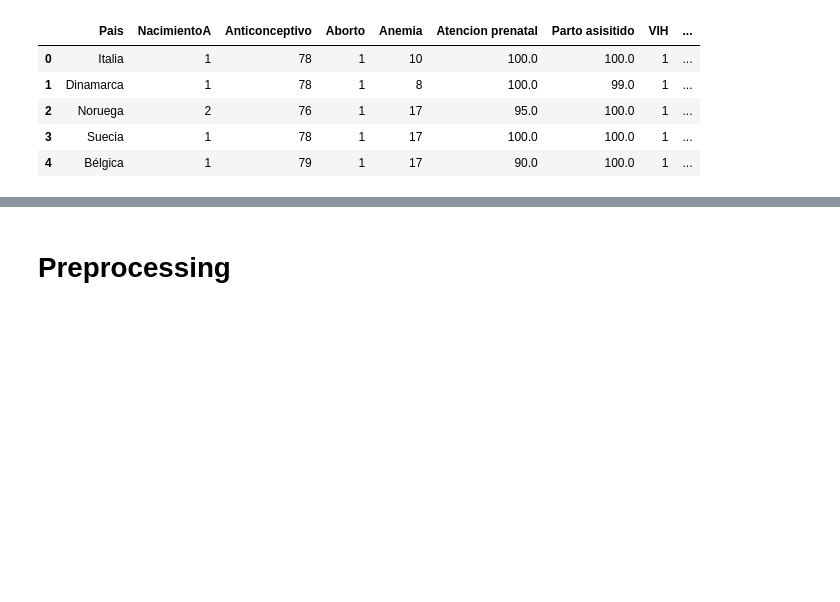
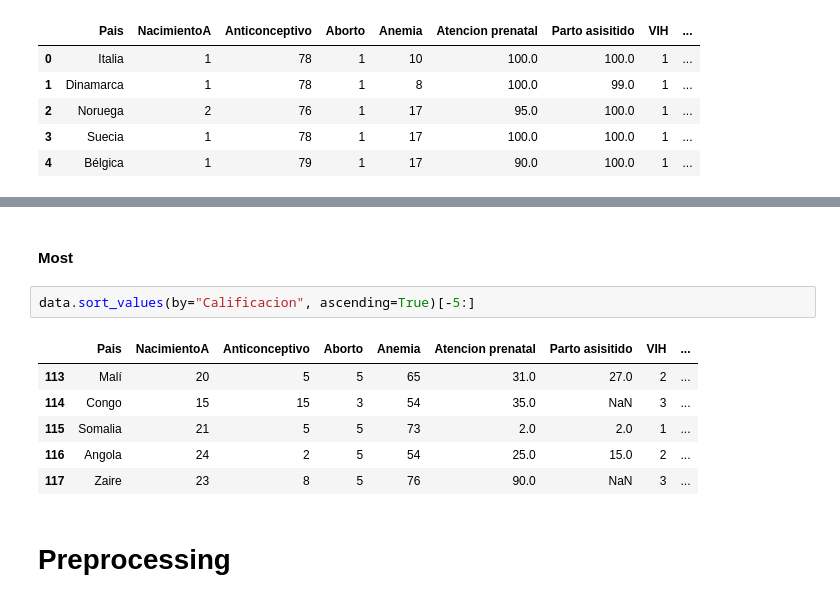
Before and after one commit to bluterplay/7moSemestre, a Jupyter notebook: AnalisisMultivariado/PCA.ipynb, the cells around one changed output, grey strips where cells are left out. Drawn from its saved outputs; the diff is of its cells as text; blank space fills up the shorter version.

```diff
--- a/AnalisisMultivariado/PCA.ipynb
+++ b/AnalisisMultivariado/PCA.ipynb
@@ -27,3 +75,14 @@ True
+# %% [markdown]
+#### Most
+# %%
+data.sort_values(by="Calificacion", ascending=True)[-5:]
+# %% [output]
+|  | Pais | NacimientoA | Anticonceptivo | Aborto | Anemia | Atencion prenatal | Parto asisitido | VIH | ... |
+| 113 | Malí | 20 | 5 | 5 | 65 | 31.0 | 27.0 | 2 | ... |
+| 114 | Congo | 15 | 15 | 3 | 54 | 35.0 | NaN | 3 | ... |
+| 115 | Somalia | 21 | 5 | 5 | 73 | 2.0 | 2.0 | 1 | ... |
+| 116 | Angola | 24 | 2 | 5 | 54 | 25.0 | 15.0 | 2 | ... |
+| 117 | Zaire | 23 | 8 | 5 | 76 | 90.0 | NaN | 3 | ... |
 # %% [markdown]
 # Preprocessing
 # %% [markdown]
```
Also changed, not shown: parts of 19 cells of this notebook.
